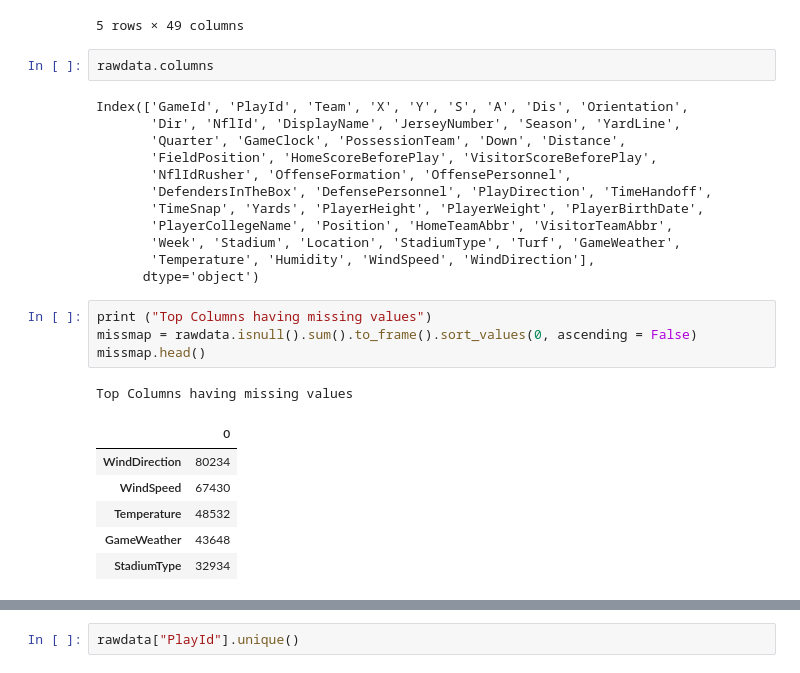
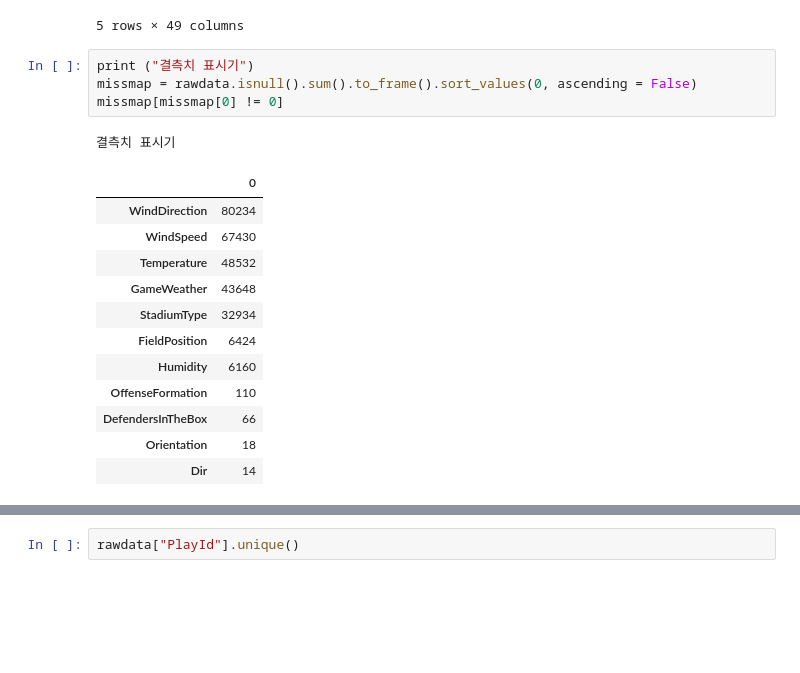
Before and after one commit to neverland251/MainProject, a Jupyter notebook: Project/DataMining/NFL yard/NFL.ipynb, the cells around one changed output, grey strips where cells are left out. Cells and saved outputs as stored; diff of their text form; blank space fills up the shorter version.

```diff
--- a/Project/DataMining/NFL yard/NFL.ipynb
+++ b/Project/DataMining/NFL yard/NFL.ipynb
@@ -41,29 +41,21 @@ rawdata.head()
 | 3 | 2017090700 | 20170907000118 | away | 71.46 | 27.70 | 0.42 | 0.54 | 0.02 | 359.77 | 105.64 | ... | ... |
 | 4 | 2017090700 | 20170907000118 | away | 69.32 | 35.42 | 1.82 | 2.43 | 0.16 | 12.63 | 164.31 | ... | ... |
 5 rows × 49 columns
-# %%
-rawdata.columns
-# %% [output]
-Index(['GameId', 'PlayId', 'Team', 'X', 'Y', 'S', 'A', 'Dis', 'Orientation',
-       'Dir', 'NflId', 'DisplayName', 'JerseyNumber', 'Season', 'YardLine',
-       'Quarter', 'GameClock', 'PossessionTeam', 'Down', 'Distance',
-       'FieldPosition', 'HomeScoreBeforePlay', 'VisitorScoreBeforePlay',
-       'NflIdRusher', 'OffenseFormation', 'OffensePersonnel',
-       'DefendersInTheBox', 'DefensePersonnel', 'PlayDirection', 'TimeHandoff',
-       'TimeSnap', 'Yards', 'PlayerHeight', 'PlayerWeight', 'PlayerBirthDate',
-       'PlayerCollegeName', 'Position', 'HomeTeamAbbr', 'VisitorTeamAbbr',
-       'Week', 'Stadium', 'Location', 'StadiumType', 'Turf', 'GameWeather',
-       'Temperature', 'Humidity', 'WindSpeed', 'WindDirection'],
-      dtype='object')
 # %%
-print ("Top Columns having missing values")
+print ("결측치 표시기")
 missmap = rawdata.isnull().sum().to_frame().sort_values(0, ascending = False)
-missmap.head()
+missmap[missmap[0] != 0]
 # %% [output]
-Top Columns having missing values
+결측치 표시기
 |  | 0 |
 | WindDirection | 80234 |
 | WindSpeed | 67430 |
 | Temperature | 48532 |
 | GameWeather | 43648 |
 | StadiumType | 32934 |
+| FieldPosition | 6424 |
+| Humidity | 6160 |
+| OffenseFormation | 110 |
+| DefendersInTheBox | 66 |
+| Orientation | 18 |
+| Dir | 14 |
```
Also changed, not shown: parts of 22 cells of this notebook.
